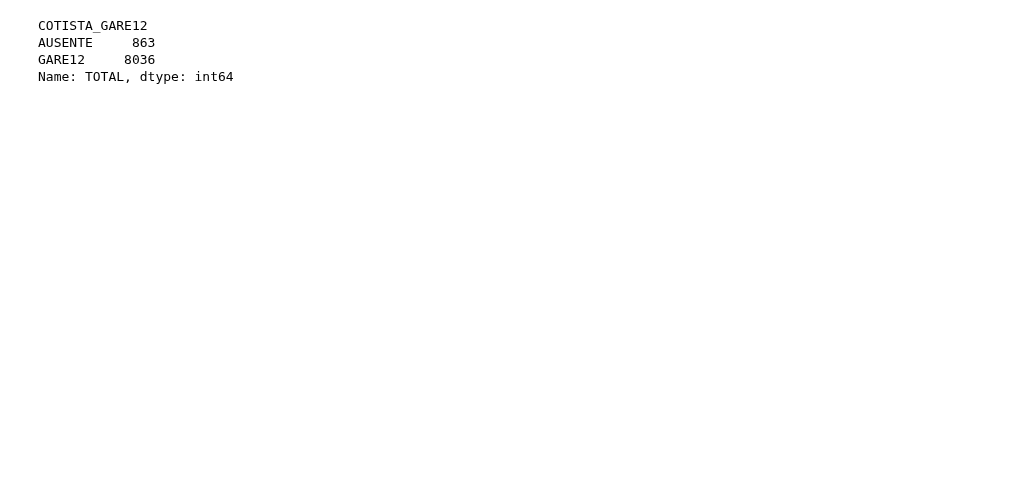
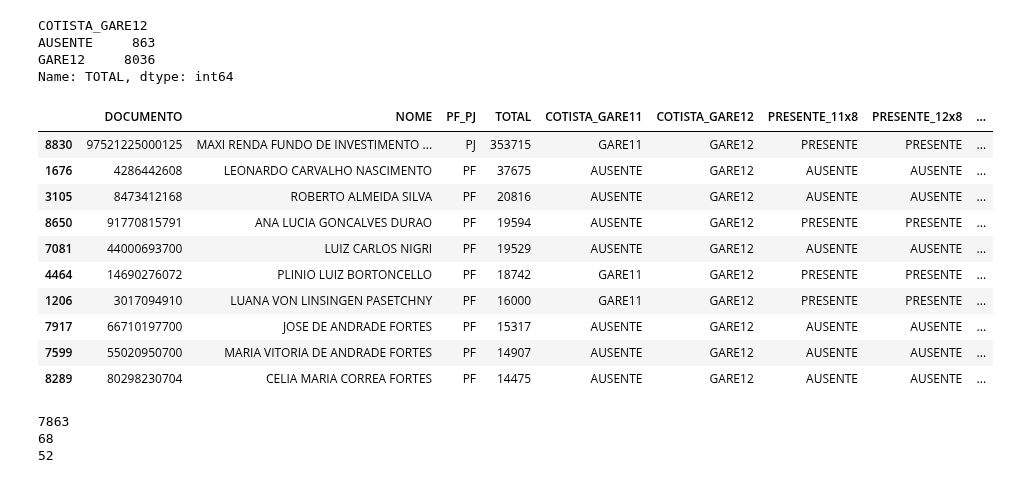
Before and after one commit to LucasFranco-guardian/Relat-rios-Passivo, a Jupyter notebook: Analise_GARE13.ipynb, the cells around one changed output. Cells and saved outputs as stored; diff of their text form; code cells hidden in the pictures; blank space fills up the shorter version.

```diff
--- a/Analise_GARE13.ipynb
+++ b/Analise_GARE13.ipynb
@@ -98,3 +104,29 @@ COTISTA_GARE12
 AUSENTE     863
 GARE12     8036
 Name: TOTAL, dtype: int64
+# %%
+doc = 'DOCUMENTO'
+nome = 'NOME'
+tipo = 'PF_PJ'
+qtde_cotas = 'TOTAL'
+gare11 = 'GARE11'
+gare12 = 'GARE12'
+cat = 'CATEGORIAS_ATUAIS'
+
+t10_GARE13 = df_analise_merge.sort_values(by=['TOTAL'], ascending=False).iloc[:10, :]
+# %%
+t10_GARE13 = t10_GARE13.drop(columns=['CHAVE', 'CATEGORIAS ATUAIS'])
+# %%
+t10_GARE13
+# %% [output]
+|  | DOCUMENTO | NOME | PF_PJ | TOTAL | COTISTA_GARE11 | COTISTA_GARE12 | PRESENTE_11x8 | PRESENTE_12x8 | ... |
+| 8830 | 97521225000125 | MAXI RENDA FUNDO DE INVESTIMENTO ... | PJ | 353715 | GARE11 | GARE12 | PRESENTE | PRESENTE | ... |
+| 1676 | 4286442608 | LEONARDO CARVALHO NASCIMENTO | PF | 37675 | AUSENTE | GARE12 | AUSENTE | AUSENTE | ... |
+| 3105 | 8473412168 | ROBERTO ALMEIDA SILVA | PF | 20816 | AUSENTE | GARE12 | AUSENTE | AUSENTE | ... |
+| 8650 | 91770815791 | ANA LUCIA GONCALVES DURAO | PF | 19594 | AUSENTE | GARE12 | PRESENTE | PRESENTE | ... |
+| 7081 | 44000693700 | LUIZ CARLOS NIGRI | PF | 19529 | AUSENTE | GARE12 | AUSENTE | AUSENTE | ... |
+| 4464 | 14690276072 | PLINIO LUIZ BORTONCELLO | PF | 18742 | GARE11 | GARE12 | PRESENTE | PRESENTE | ... |
+| 1206 | 3017094910 | LUANA VON LINSINGEN PASETCHNY | PF | 16000 | GARE11 | GARE12 | PRESENTE | PRESENTE | ... |
+| 7917 | 66710197700 | JOSE DE ANDRADE FORTES | PF | 15317 | AUSENTE | GARE12 | AUSENTE | AUSENTE | ... |
+| 7599 | 55020950700 | MARIA VITORIA DE ANDRADE FORTES | PF | 14907 | AUSENTE | GARE12 | AUSENTE | AUSENTE | ... |
+| 8289 | 80298230704 | CELIA MARIA CORREA FORTES | PF | 14475 | AUSENTE | GARE12 | AUSENTE | AUSENTE | ... |
@@ -100,0 +138,11 @@ Name: TOTAL, dtype: int64
+# %%
+x = gare11_gare12_11x8['TOTAL'].count()
+y = gare12_11x8['TOTAL'].count()
+z = gare11_11x8_12x8['TOTAL'].count()
+print(x)
+print(y)
+print(z)
+# %% [output]
+7863
+68
+52
```
Also changed, not shown: parts of 6 cells of this notebook, 4 other files.
